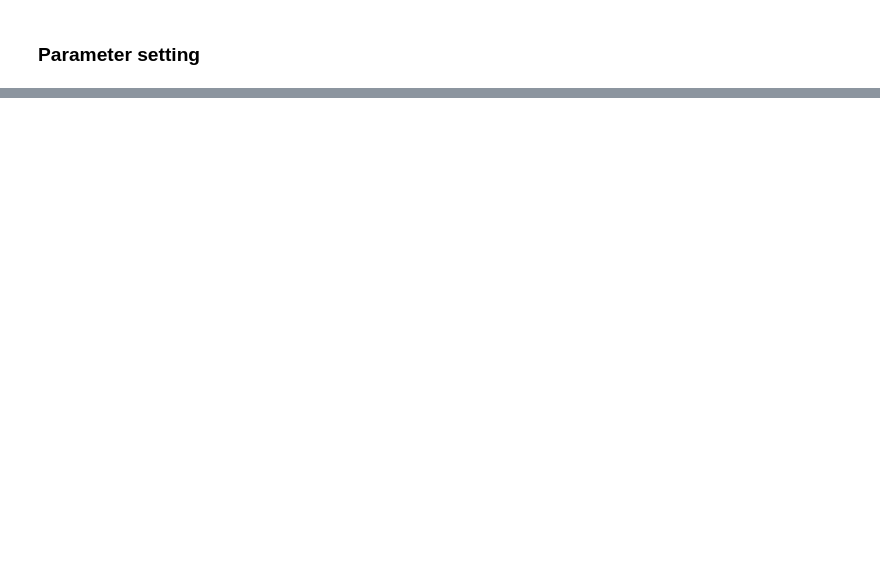
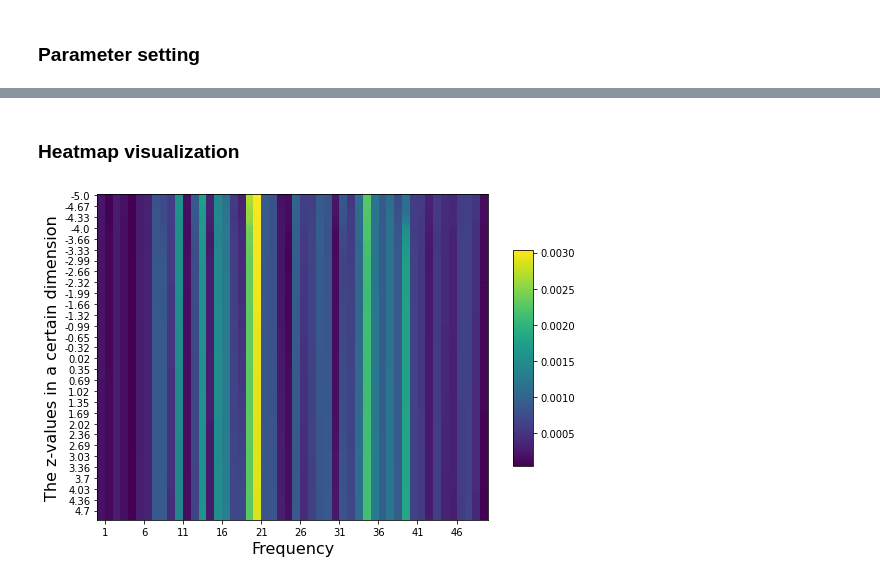
Before and after one commit to JunetaeKim/VABAM, a Jupyter notebook: Benchmarks/Benchmark_TimeVae.ipynb, the cells around one changed output, grey strips where cells are left out. Drawn from its saved outputs; the diff is of its cells as text; code cells hidden in the pictures; blank space fills up the shorter version.

```diff
--- a/Benchmarks/Benchmark_TimeVae.ipynb
+++ b/Benchmarks/Benchmark_TimeVae.ipynb
@@ -244,0 +112,12 @@ MonotonDegree(Vec, MonoWinSize).round(4)
+# %% [markdown]
+### Heatmap visualization
+# %%
+MinZval = -5.
+MaxZval = 5.
+N_Gen = 300
+
+zValues = np.linspace(MinZval , MaxZval , N_Gen)
+ZFix = {2 : zValues}
+HeatMap_BTI(vae, LatDim=30, ZFix = ZFix)
+# %% [output]
+[figure, added]
```
Also changed, not shown: parts of 26 cells of this notebook, 8 other files.
